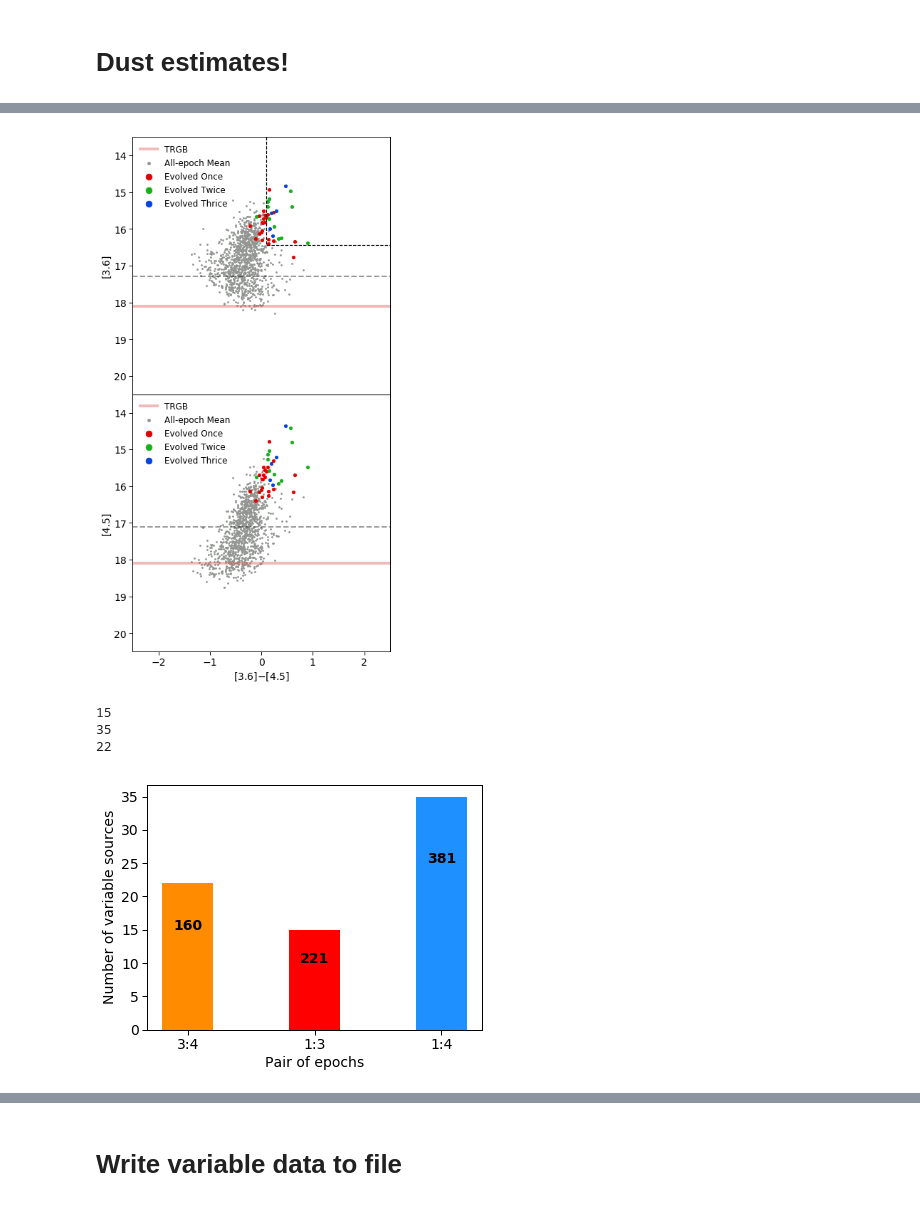
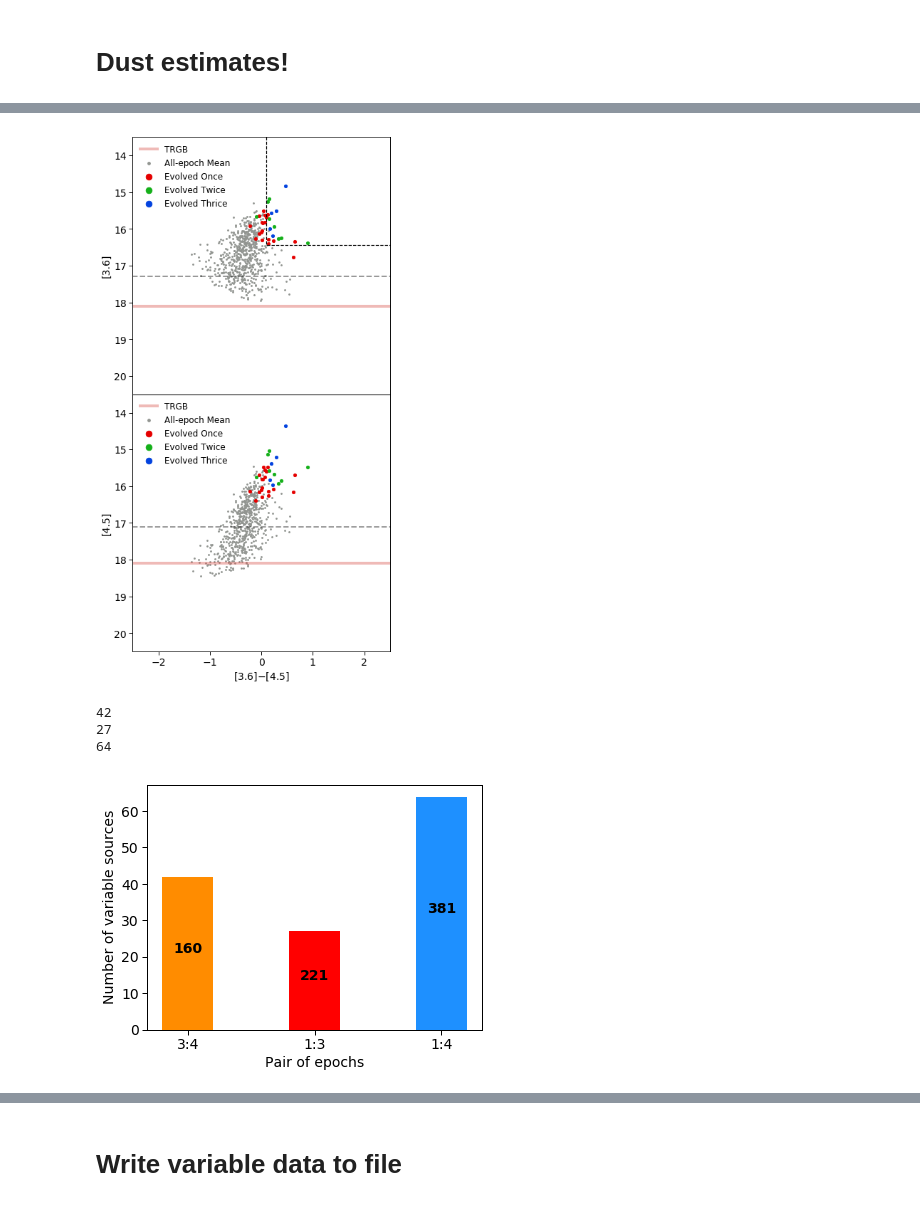
Before and after one commit to MichaelSharp7/M32, a Jupyter notebook: M32_CMD_CCD_bgd_correct.ipynb, the cells around one changed output, grey strips where cells are left out. Cells and saved outputs as stored; diff of their text form; code cells hidden in the pictures.

```diff
--- a/M32_CMD_CCD_bgd_correct.ipynb
+++ b/M32_CMD_CCD_bgd_correct.ipynb
@@ -96,8 +96,10 @@ cf_list_45_M32 = np.array([0.993637847,0.993187579,0.986484259,0.979598498,0.957
                        0.833498513,0.722687668,0.569235794,0.390434358,0.260214008,0.188349515])
 
 # Introduce extra factor of scale_M31_M32~0.5 at the start due to source density ratio
-FnCn_array_36 = scale_M31_M32*(2/3)*bin_counts_36_0*(cf_list_36_M32/cf_list_36_M31)
-FnCn_array_45 = scale_M31_M32*(2/3)*bin_counts_45_0*(cf_list_45_M32/cf_list_45_M31)
+# Also introduce factor called radial_CL to account for radial completeness of M32
+radial_CL = 0.65
+FnCn_array_36 = radial_CL*scale_M31_M32*(2/3)*bin_counts_36_0*(cf_list_36_M32/cf_list_36_M31)
+FnCn_array_45 = radial_CL*scale_M31_M32*(2/3)*bin_counts_45_0*(cf_list_45_M32/cf_list_45_M31)
 
 C_36_mean_list = np.around(bin_counts_36_mean-FnCn_array_36,decimals=0)
 print("\n36_mean corrected",C_36_mean_list)
@@ -117,8 +119,14 @@ C_45_3_list = np.around(bin_counts_45_3-FnCn_array_45,decimals=0)
 C_45_4_list = np.around(bin_counts_45_4-FnCn_array_45,decimals=0)
 #print("45_4 corrected",C_45_4_list)
 
+
+
+
 # Add together flags of variability to get how many pairs out of a possible 3 a source is variable in
 clean_data['low_variable_times']=clean_data['low_variable_1_3']+clean_data['low_variable_1_4']+clean_data['low_variable_3_4']
+
+
+
 
 # Find number of variables in each bin for each epoch pair
 low_variable_source_idx = np.where(clean_data['low_variable_times']>0)
@@ -167,6 +175,7 @@ plt.axvline(x=17.3, color=sns.xkcd_rgb["black"], linestyle='--', alpha=0.4, line
 plt.axvline(x=17.1, color=sns.xkcd_rgb["grey"], linestyle='--', alpha=0.4, linewidth=2, label='[4.5] C.L.')
 plt.xlabel('Magnitude')
 plt.ylabel('Number of sources')
+plt.yticks(np.arange(-50,225,50))
 plt.legend(loc="upper right",frameon=True, scatterpoints=1, numpoints=1, markerscale=1.)
 plt.title('Corrected M32 sources per magnitude bin',fontsize=15)
 
@@ -221,7 +230,7 @@ for i in range(len(C_36_mean_list)):
         print("\tNumber of sources to remove (all sources):",len(this_bin_all_idx[0]))
         clean_data['remove?'][this_bin_all_idx]=1
 
-    if C_36_mean_list[i]>=variables_36_mean[i]:
+    elif C_36_mean_list[i]>=variables_36_mean[i]:
         if variables_36_mean[i]>0:
             print("\tKeep all variables!")
             remove_some = int(bin_counts_36_mean[i])-int(C_36_mean_list[i])
@@ -259,7 +268,7 @@ for i in range(len(C_36_mean_list)):
         variables_here_idx = np.where((clean_data['low_variable_times']>0)&
                                       (clean_data['mean_mag_36']>=bin_edges_36_mean[i])&
                                       (clean_data['mean_mag_36']<bin_edges_36_mean[i+1]))
-        print(variables_here_idx)
+        #print(variables_here_idx)
         #print(len(variables_here_idx[0]))
         currently_saved_idx = np.where(clean_data['remove?'][this_bin_all_idx]==0)
         currently_removed_idx = np.where((clean_data['remove?'][this_bin_all_idx]==1)&(clean_data['low_variable_times'][this_bin_all_idx]>0))
@@ -705,11 +1276,11 @@ ylim = [20.5,13.5]
 
 plt.subplot(2,1,1)
 # Plot all sensible stars
-plt.scatter(clean_data['mean_mag_36']-clean_data['mean_mag_45'], clean_data['mean_mag_36'], s=3.9,color=sns.xkcd_rgb['grey'], label="All-epoch Mean")
+plt.scatter(final_M32_cat['mean_mag_36']-final_M32_cat['mean_mag_45'], final_M32_cat['mean_mag_36'], s=3.9,color=sns.xkcd_rgb['grey'], label="All-epoch Mean")
 # Overplot Evolved sources
-plt.scatter(clean_data['mean_mag_36'][Eonce_idx]-clean_data['mean_mag_45'][Eonce_idx], clean_data['mean_mag_36'][Eonce_idx],s=19,color=sns.xkcd_rgb['red'],label="Evolved Once")
-plt.scatter(clean_data['mean_mag_36'][Etwice_idx]-clean_data['mean_mag_45'][Etwice_idx], clean_data['mean_mag_36'][Etwice_idx],s=19,color=sns.xkcd_rgb['green'],label="Evolved Twice")
-plt.scatter(clean_data['mean_mag_36'][Ethrice_idx]-clean_data['mean_mag_45'][Ethrice_idx], clean_data['mean_mag_36'][Ethrice_idx],s=19,color=sns.xkcd_rgb['blue'],label="Evolved Thrice")
+plt.scatter(final_M32_cat['mean_mag_36'][Eonce_idx]-final_M32_cat['mean_mag_45'][Eonce_idx], final_M32_cat['mean_mag_36'][Eonce_idx],s=19,color=sns.xkcd_rgb['red'],label="Evolved Once")
+plt.scatter(final_M32_cat['mean_mag_36'][Etwice_idx]-final_M32_cat['mean_mag_45'][Etwice_idx], final_M32_cat['mean_mag_36'][Etwice_idx],s=19,color=sns.xkcd_rgb['green'],label="Evolved Twice")
+plt.scatter(final_M32_cat['mean_mag_36'][Ethrice_idx]-final_M32_cat['mean_mag_45'][Ethrice_idx], final_M32_cat['mean_mag_36'][Ethrice_idx],s=19,color=sns.xkcd_rgb['blue'],label="Evolved Thrice")
 plt.ylabel("[3.6]", fontsize=14)
 plt.xlim(xlim)
 plt.ylim(ylim)
@@ -725,11 +1296,11 @@ plt.legend(loc="upper left",frameon=False, scatterpoints=1, numpoints=1, markers
 
 # Repeat for 4.5 on the y-axis
 plt.subplot(2,1,2)
-plt.scatter(clean_data['mean_mag_36']-clean_data['mean_mag_45'], clean_data['mean_mag_45'], s=3.9,color=sns.xkcd_rgb['grey'], label="All-epoch Mean")
+plt.scatter(final_M32_cat['mean_mag_36']-final_M32_cat['mean_mag_45'], final_M32_cat['mean_mag_45'], s=3.9,color=sns.xkcd_rgb['grey'], label="All-epoch Mean")
 # Overplot Evolved sources
-plt.scatter(clean_data['mean_mag_36'][Eonce_idx]-clean_data['mean_mag_45'][Eonce_idx], clean_data['mean_mag_45'][Eonce_idx],s=19,color=sns.xkcd_rgb['red'],label="Evolved Once")
-plt.scatter(clean_data['mean_mag_36'][Etwice_idx]-clean_data['mean_mag_45'][Etwice_idx], clean_data['mean_mag_45'][Etwice_idx],s=19,color=sns.xkcd_rgb['green'],label="Evolved Twice")
-plt.scatter(clean_data['mean_mag_36'][Ethrice_idx]-clean_data['mean_mag_45'][Ethrice_idx], clean_data['mean_mag_45'][Ethrice_idx],s=19,color=sns.xkcd_rgb['blue'],label="Evolved Thrice")
+plt.scatter(final_M32_cat['mean_mag_36'][Eonce_idx]-final_M32_cat['mean_mag_45'][Eonce_idx], final_M32_cat['mean_mag_45'][Eonce_idx],s=19,color=sns.xkcd_rgb['red'],label="Evolved Once")
+plt.scatter(final_M32_cat['mean_mag_36'][Etwice_idx]-final_M32_cat['mean_mag_45'][Etwice_idx], final_M32_cat['mean_mag_45'][Etwice_idx],s=19,color=sns.xkcd_rgb['green'],label="Evolved Twice")
+plt.scatter(final_M32_cat['mean_mag_36'][Ethrice_idx]-final_M32_cat['mean_mag_45'][Ethrice_idx], final_M32_cat['mean_mag_45'][Ethrice_idx],s=19,color=sns.xkcd_rgb['blue'],label="Evolved Thrice")
 plt.xlabel("[3.6]$-$[4.5]", fontsize=14)
 plt.ylabel("[4.5]", fontsize=14)
 plt.xlim(xlim)
@@ -747,45 +1318,45 @@ plt.subplots_adjust(hspace=0)
 plt.show()
 plt.close()
 # %% [output]
-[figure, old version]
+[figure, new version]
 # %%
 # Histogram of variables in each epoch pair
 # NB: can check these numbers from _clean.ipynb when variables were assigned
-var_num_1_3 = len((np.where(clean_data['variable_1_3']==1))[0])
+var_num_3_4 = len((np.where(final_M32_cat['low_variable_3_4']==1))[0])
+print(var_num_3_4)
+var_num_1_3 = len((np.where(final_M32_cat['low_variable_1_3']==1))[0])
 print(var_num_1_3)
-var_num_1_4 = len((np.where(clean_data['variable_1_4']==1))[0])
+var_num_1_4 = len((np.where(final_M32_cat['low_variable_1_4']==1))[0])
 print(var_num_1_4)
-var_num_3_4 = len((np.where(clean_data['variable_3_4']==1))[0])
-print(var_num_3_4)
 number_spread = np.array([var_num_3_4,var_num_1_3,var_num_1_4])
 
 plt.rc('font', family='sans-serif')
 plt.rc("xtick", labelsize=14)
 plt.rc("ytick", labelsize=14)
 plt.rc("axes", labelsize=14)
 plt.rc("legend", fontsize=14)
 ig = plt.figure(figsize=(6,4.5))
 
 bars = ('3:4', '1:3', '1:4')
 # Choose the position of each barplot on the x-axis
 y_pos = [1,3,5]
 # Create bars
 plt.bar(y_pos, number_spread,color=['darkorange','red','dodgerblue'])
 # Create names on the x-axis
 plt.xticks(y_pos, bars)
 plt.xlabel("Pair of epochs")
 plt.ylabel("Number of variable sources")
 
 # Add baselines to the bars
-plt.annotate("160", [1, 15], horizontalalignment='center', size=14, color='black',weight='bold')
-plt.annotate("221", [3, 10], horizontalalignment='center', size=14, color='black',weight='bold')
-plt.annotate("381", [5, 25], horizontalalignment='center', size=14, color='black',weight='bold')
+plt.annotate("160", [1, number_spread[0]/2], horizontalalignment='center', size=14, color='black',weight='bold')
+plt.annotate("221", [3, number_spread[1]/2], horizontalalignment='center', size=14, color='black',weight='bold')
+plt.annotate("381", [5, number_spread[2]/2], horizontalalignment='center', size=14, color='black',weight='bold')
 
 
 # Show graphic
 plt.show()
 # %% [output]
-15
-35
-22
+42
+27
+64
-[figure, old version]
+[figure, new version]
```
Also changed, not shown: parts of 33 cells of this notebook, 7 other files.
